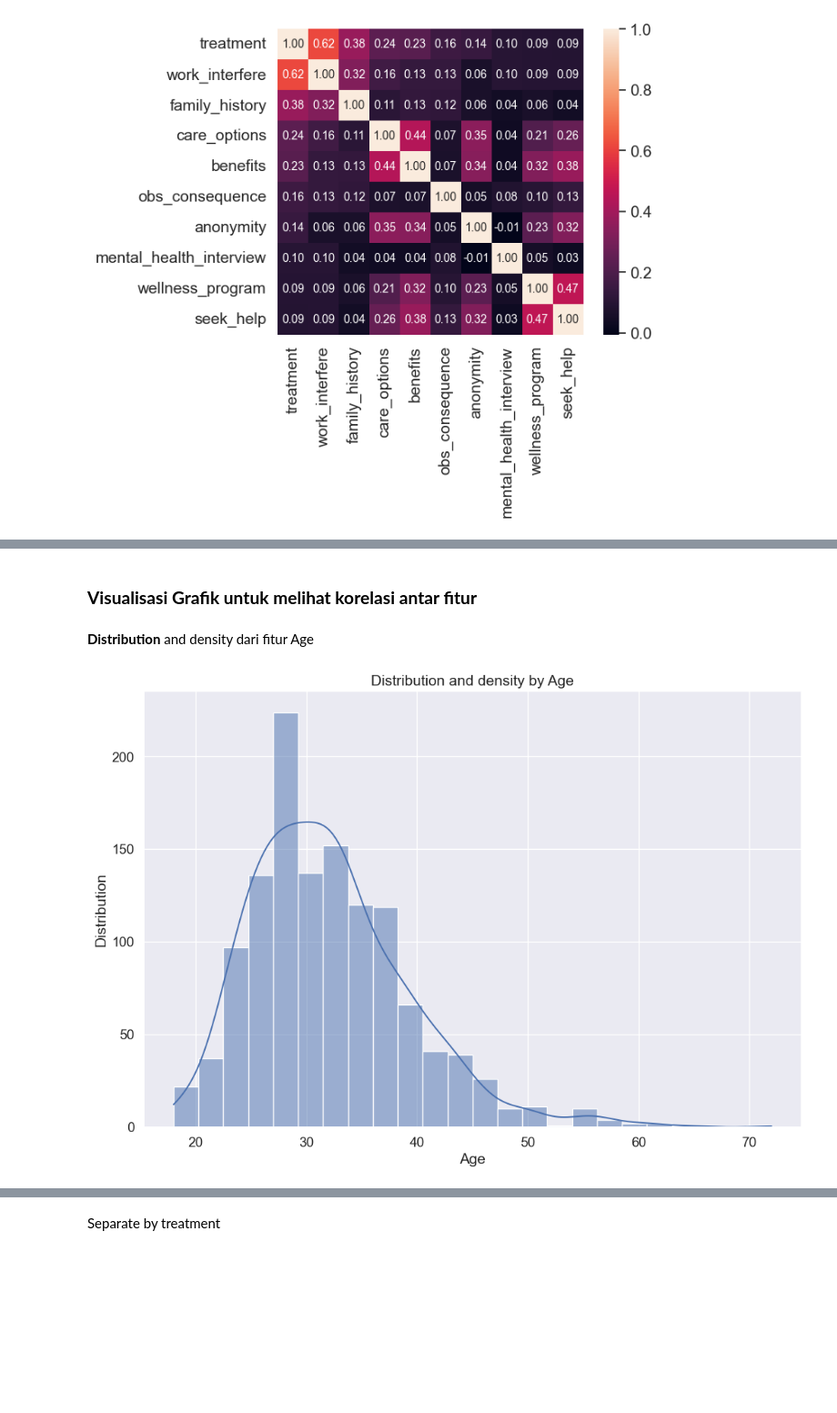
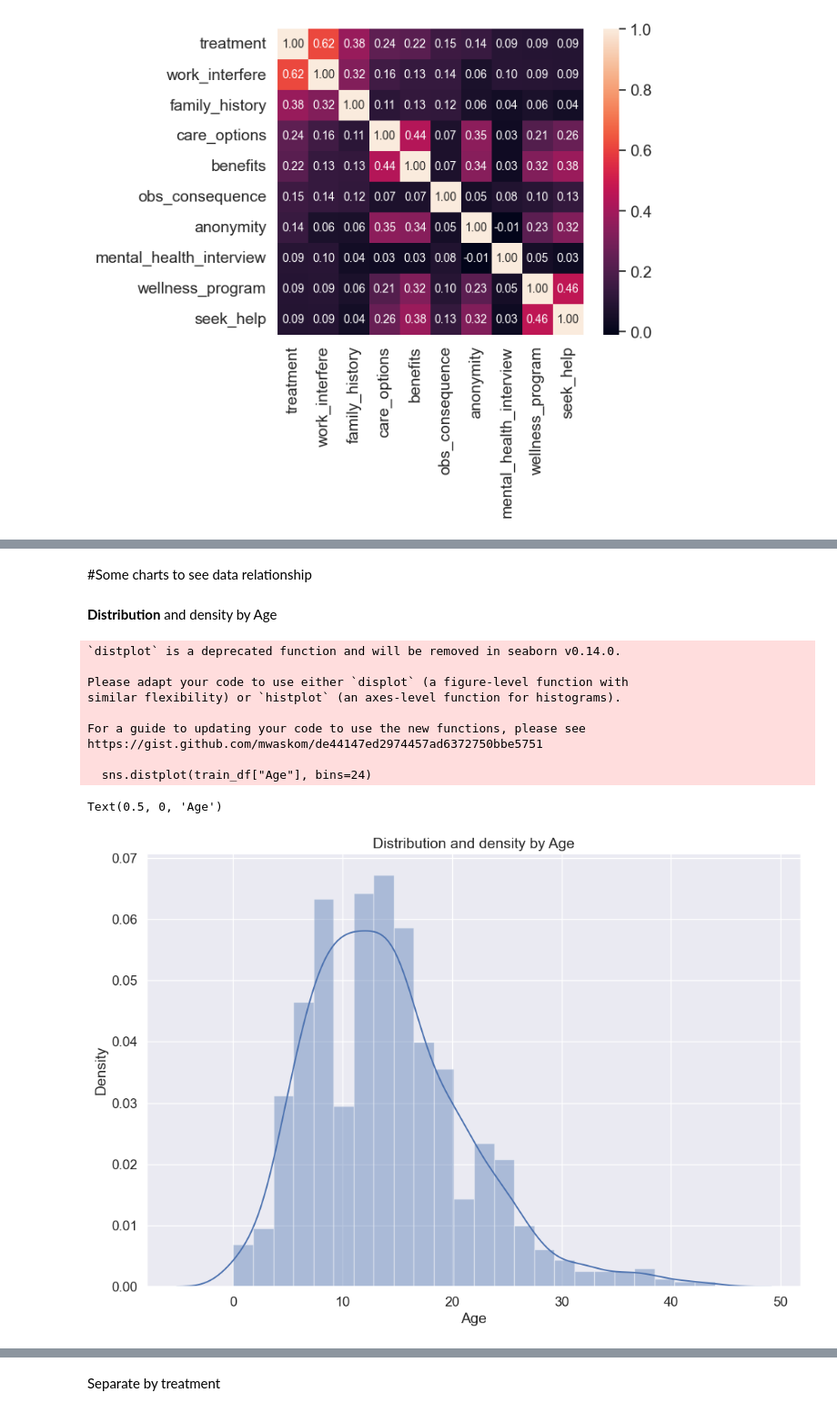
Before and after one commit to IzzahHuwaidah/RBL_analisis_data_prediksi_mentalhealth, a Jupyter notebook: Mental Health Prediction Using Machine Learning Algorithms.ipynb, the cells around one changed output, grey strips where cells are left out. Shown at 91% size. Drawn from its saved outputs; the diff is of its cells as text; code cells hidden in the pictures; blank space fills up the shorter version.

```diff
--- a/Mental Health Prediction Using Machine Learning Algorithms.ipynb
+++ b/Mental Health Prediction Using Machine Learning Algorithms.ipynb
@@ -381,0 +232,14 @@ Hanya 0,20% data yang memiliki nilai NaN di kolom 'work_interfere'. Maka diasums
+# %%
+#complete missing age with mean
+train_df['Age'].fillna(train_df['Age'].median(), inplace = True)
+
+# Fill with media() values < 18 and > 120
+s = pd.Series(train_df['Age'])
+s[s<18] = train_df['Age'].median()
+train_df['Age'] = s
+s = pd.Series(train_df['Age'])
+s[s>120] = train_df['Age'].median()
+train_df['Age'] = s
+
+#Ranges of Age
+train_df['age_range'] = pd.cut(train_df['Age'], [0,20,30,65,100], labels=["0-20", "21-30", "31-65", "66-100"], include_lowest=True)
@@ -434,0 +270,15 @@ Untuk encoding data kategorikal ke dalam bentuk numerik menggunakan Label Encodi
+# %%
+#Encoding data
+labelDict = {}
+for feature in train_df:
+    le = preprocessing.LabelEncoder()
+    le.fit(train_df[feature])
+    le_name_mapping = dict(zip(le.classes_, le.transform(le.classes_)))
+    train_df[feature] = le.transform(train_df[feature])
+    # Get labels
+    labelKey = 'label_' + feature
+    labelValue = [*le_name_mapping]
+    labelDict[labelKey] =labelValue
+
+for key, value in labelDict.items():
+    print(key, value)
@@ -542,14 +364,22 @@ Korelasi antar fitur yang bukan target (antar fitur selain treatment):
-# %% [markdown]
-### **Visualisasi Grafik untuk melihat korelasi antar fitur**
+# %% [markdown]
+#Some charts to see data relationship
 # %% [markdown]
-**Distribution** and density dari fitur Age
+**Distribution** and density by Age
 # %%
 # Distribution and density by Age
 plt.figure(figsize=(12,8))
-sns.histplot(data=train_df, x="Age", kde=True, bins=24)
+sns.distplot(train_df["Age"], bins=24)
 plt.title("Distribution and density by Age")
 plt.xlabel("Age")
-plt.ylabel("Distribution")
-plt.show()
 # %% [output]
+`distplot` is a deprecated function and will be removed in seaborn v0.14.0.
+
+Please adapt your code to use either `displot` (a figure-level function with
+similar flexibility) or `histplot` (an axes-level function for histograms).
+
+For a guide to updating your code to use the new functions, please see
+https://gist.github.com/mwaskom/de44147ed2974457ad6372750bbe5751
+
+  sns.distplot(train_df["Age"], bins=24)
+Text(0.5, 0, 'Age')
-[figure, old version]
+[figure, new version]
```
Also changed, not shown: parts of 143 cells of this notebook.
